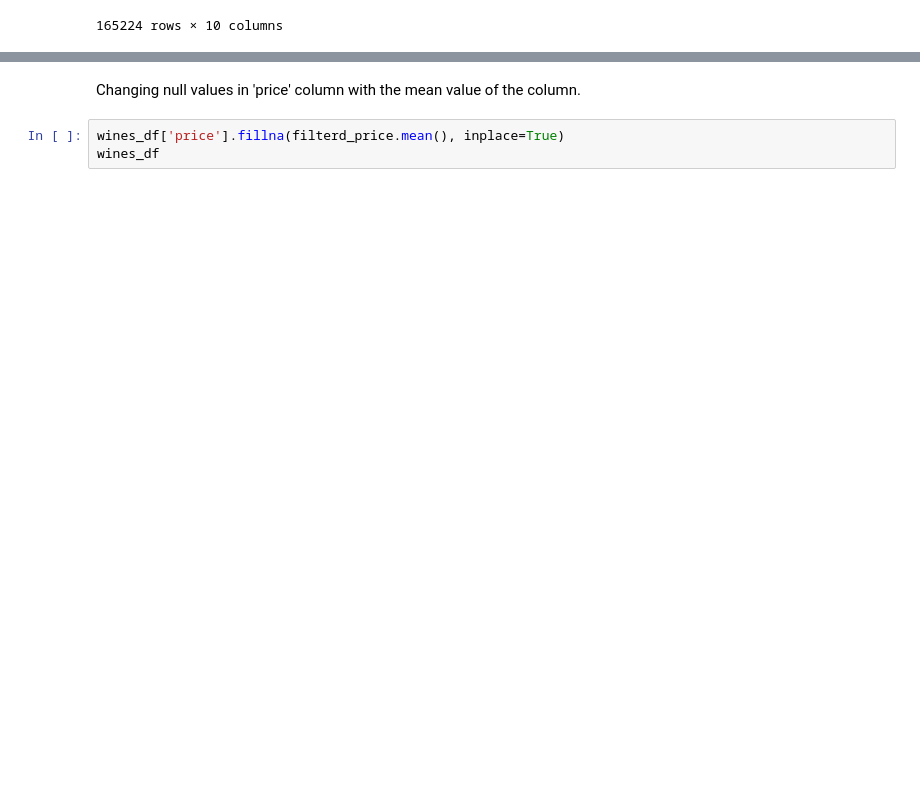
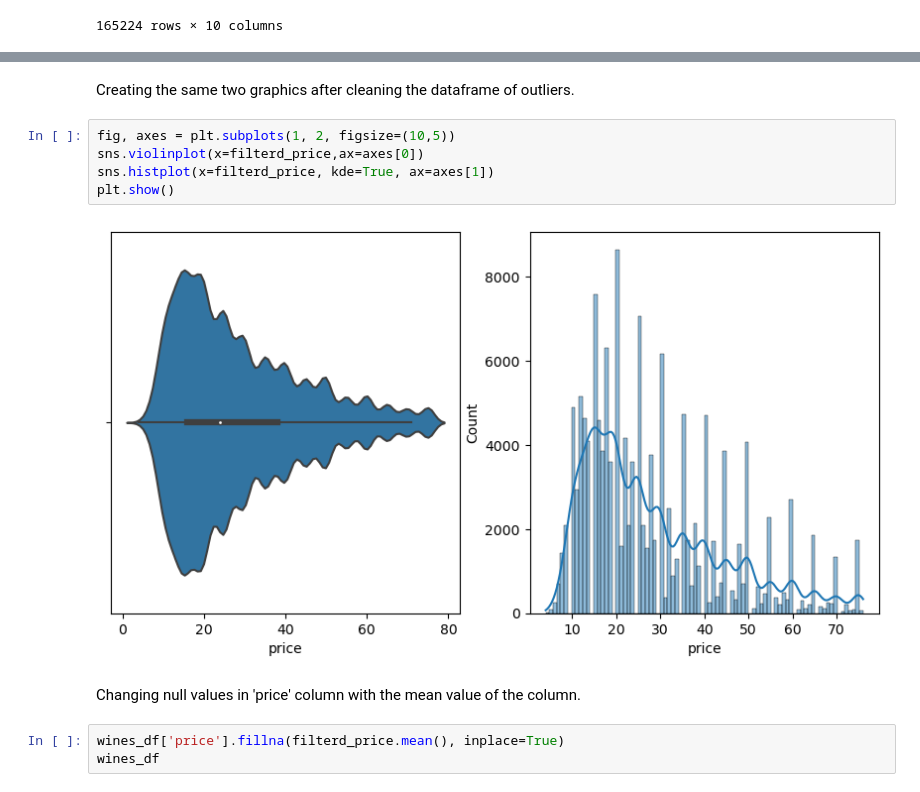
Before and after one commit to Diacon81/Wine, a Jupyter notebook: wines.ipynb, the cells around one changed output, grey strips where cells are left out. Saved outputs shown, nothing was run; the diff lists cells and outputs as text; blank space fills up the shorter version.

```diff
--- a/wines.ipynb
+++ b/wines.ipynb
@@ -328,3 +339,12 @@ Name: price, Length: 165224, dtype: float64
+# %% [markdown]
+Creating the same two graphics after cleaning the dataframe of outliers.
+# %%
+fig, axes = plt.subplots(1, 2, figsize=(10,5))
+sns.violinplot(x=filterd_price,ax=axes[0])
+sns.histplot(x=filterd_price, kde=True, ax=axes[1])
+plt.show()
+# %% [output]
+[figure, added]
 # %% [markdown]
 Changing null values in 'price' column with the mean value of the column.
 # %%
```
Also changed, not shown: parts of 17 cells of this notebook.
